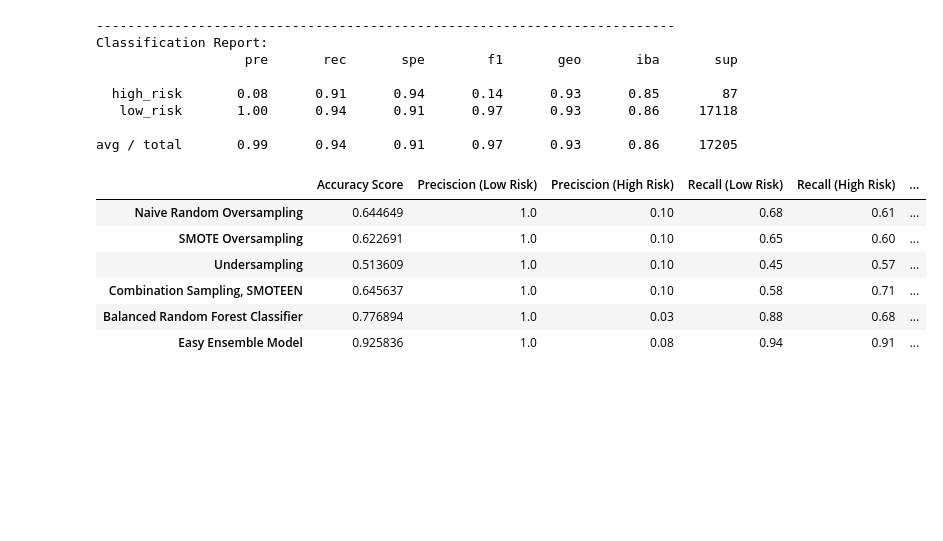
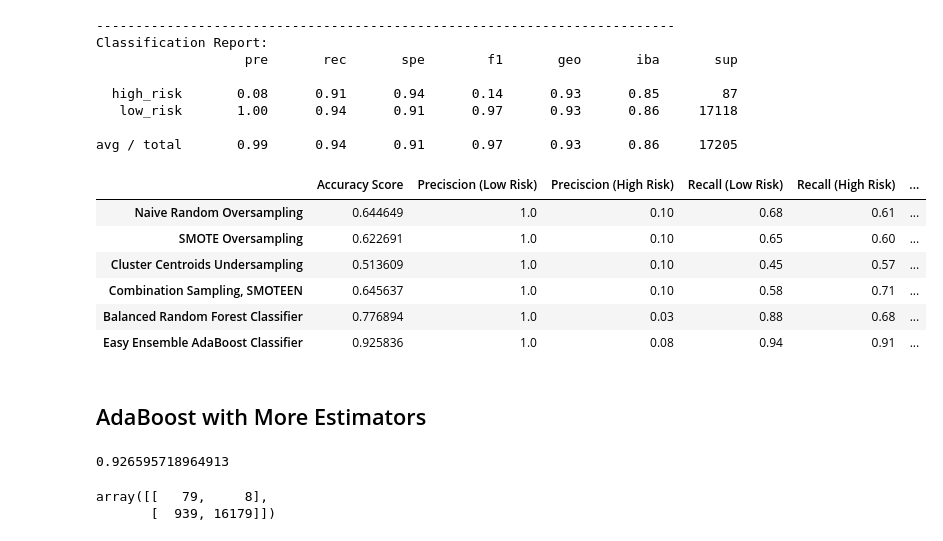
Before and after one commit to jayjohnson526/Credit_Risk_Analysis, a Jupyter notebook: credit_risk_ensemble.ipynb, the cells around one changed output. Saved outputs shown, nothing was run; the diff lists cells and outputs as text; code cells hidden in the pictures; blank space fills up the shorter version.

```diff
--- a/credit_risk_ensemble.ipynb
+++ b/credit_risk_ensemble.ipynb
@@ -307,35 +309,37 @@ avg / total       0.99      0.94      0.91      0.97      0.93      0.86     172
 # %%
 acc_scores = [0.644649, 0.622691, 0.513609, 0.645637, brf_score, ensemble_score]
 pre_low = [1.00, 1.00, 1.00, 1.00, 1.00, 1.00]
 pre_high = [0.10, 0.10, 0.10, 0.10, 0.03, 0.08]
 
 rec_low = [0.68, 0.65, 0.45, 0.58, 0.88, 0.94]
 rec_high = [0.61, 0.60, 0.57, 0.71, 0.68, 0.91]
 
 f1_low = [0.81, 0.79, 0.62, 0.73, 0.93, 0.97]
 f1_high = [0.02, 0.02, 0.01, 0.02, 0.05, 0.14]
 
 summary_df = pd.DataFrame(list(zip(acc_scores, pre_low, pre_high, rec_low, rec_high, f1_low, f1_high)),
                          index=["Naive Random Oversampling",
                                 "SMOTE Oversampling",
-                                "Undersampling",
+                                "Cluster Centroids Undersampling",
                                 "Combination Sampling, SMOTEEN",
                                 "Balanced Random Forest Classifier",
-                                "Easy Ensemble Model"],
+                                "Easy Ensemble AdaBoost Classifier"],
                          columns=['Accuracy Score',
                                   'Preciscion (Low Risk)',
                                   'Preciscion (High Risk)',
                                   'Recall (Low Risk)',
                                   'Recall (High Risk)',
                                   'F1 Score (Low Risk)',
                                   'F1 Score (High Risk)'])
 
 summary_df
 # %% [output]
 |  | Accuracy Score | Preciscion (Low Risk) | Preciscion (High Risk) | Recall (Low Risk) | Recall (High Risk) | ... |
 | Naive Random Oversampling | 0.644649 | 1.0 | 0.10 | 0.68 | 0.61 | ... |
 | SMOTE Oversampling | 0.622691 | 1.0 | 0.10 | 0.65 | 0.60 | ... |
-| Undersampling | 0.513609 | 1.0 | 0.10 | 0.45 | 0.57 | ... |
+| Cluster Centroids Undersampling | 0.513609 | 1.0 | 0.10 | 0.45 | 0.57 | ... |
 | Combination Sampling, SMOTEEN | 0.645637 | 1.0 | 0.10 | 0.58 | 0.71 | ... |
 | Balanced Random Forest Classifier | 0.776894 | 1.0 | 0.03 | 0.88 | 0.68 | ... |
-| Easy Ensemble Model | 0.925836 | 1.0 | 0.08 | 0.94 | 0.91 | ... |
+| Easy Ensemble AdaBoost Classifier | 0.925836 | 1.0 | 0.08 | 0.94 | 0.91 | ... |
+# %% [markdown]
+## AdaBoost with More Estimators
@@ -341,0 +351,13 @@ summary_df
+# %%
+# Calculated the balanced accuracy score
+y_pred = easy_ensemble.predict(X_test)
+ensemble_score = balanced_accuracy_score(y_test, y_pred)
+ensemble_score
+# %% [output]
+0.926595718964913
+# %%
+# Display the confusion matrix
+confusion_matrix(y_test, y_pred)
+# %% [output]
+array([[   79,     8],
+       [  939, 16179]])
```
Also changed, not shown: parts of 3 cells of this notebook, 7 other files.
